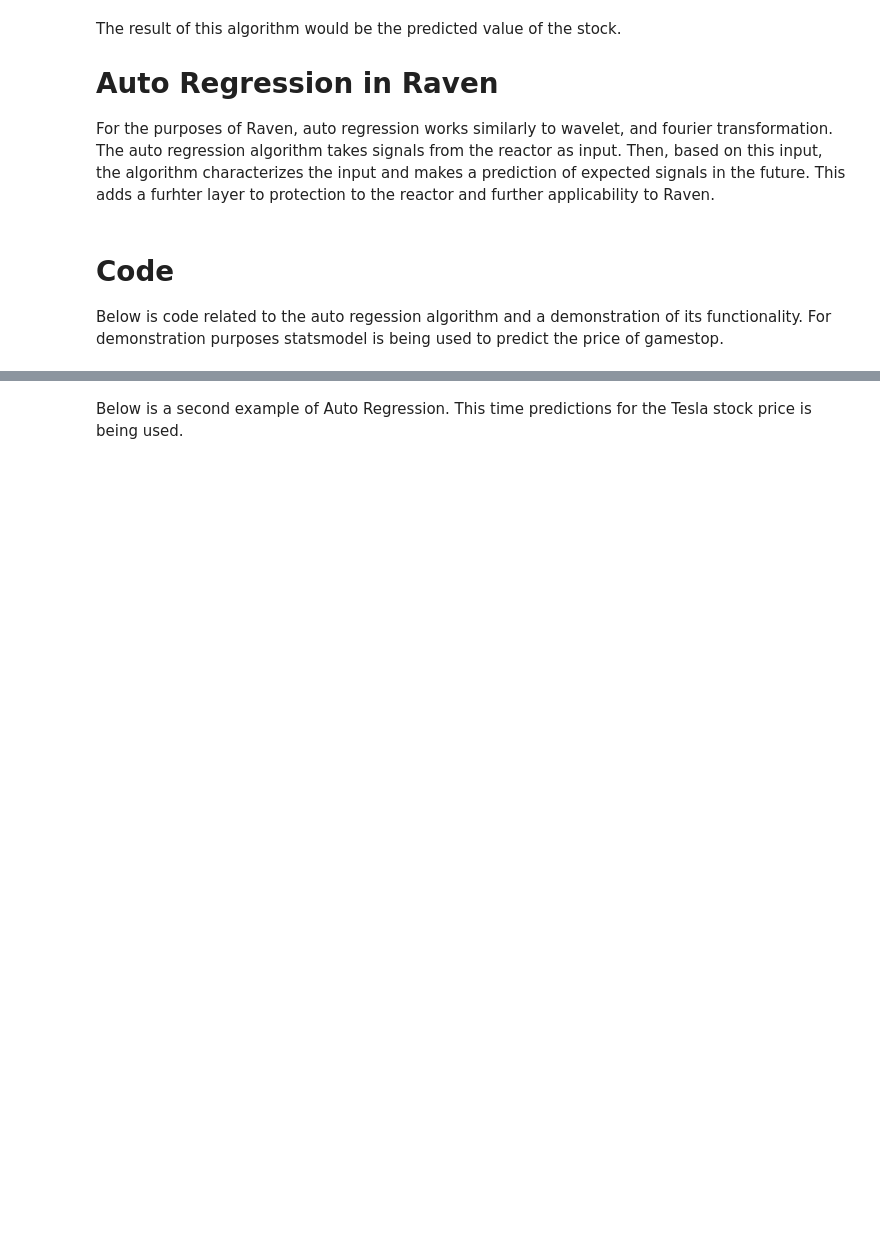
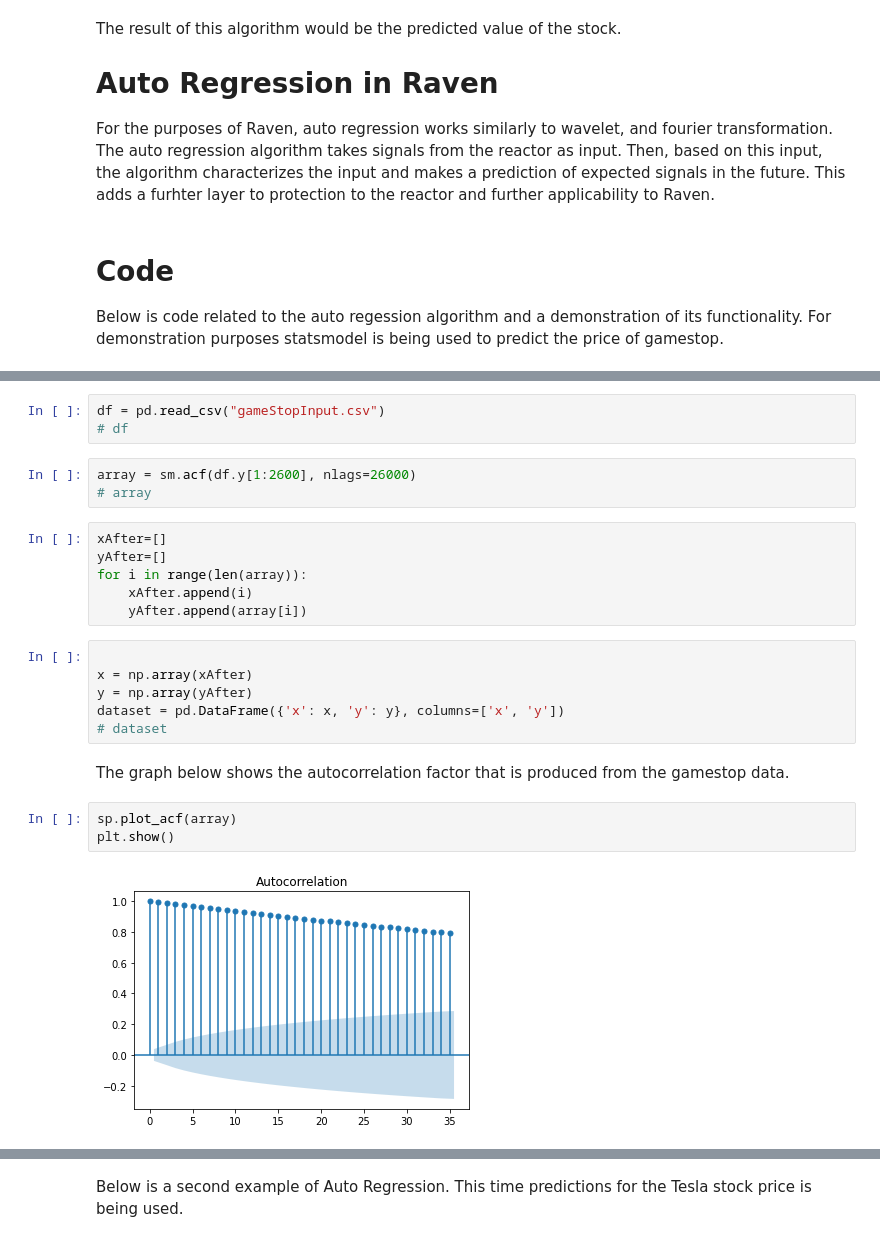
Before and after one commit to rinelson456/ravenAnalysis, a Jupyter notebook: AutoCorrelation/analysis.ipynb, the cells around one changed output, grey strips where cells are left out. Drawn from its saved outputs; the diff is of its cells as text; blank space fills up the shorter version.

```diff
--- a/AutoCorrelation/analysis.ipynb
+++ b/AutoCorrelation/analysis.ipynb
@@ -88,0 +49,25 @@ array([1.        , 0.96163672, 0.94032051, 0.90759507, 0.86525173,
+# %%
+df = pd.read_csv("gameStopInput.csv")
+# df
+# %%
+array = sm.acf(df.y[1:2600], nlags=26000)
+# array
+# %%
+xAfter=[]
+yAfter=[]
+for i in range(len(array)):
+    xAfter.append(i)
+    yAfter.append(array[i])
+# %%
+
+x = np.array(xAfter)
+y = np.array(yAfter)
+dataset = pd.DataFrame({'x': x, 'y': y}, columns=['x', 'y'])
+# dataset
+# %% [markdown]
+The graph below shows the autocorrelation factor that is produced from the gamestop data.
+# %%
+sp.plot_acf(array)
+plt.show()
+# %% [output]
+[figure, added]
```
Also changed, not shown: parts of 21 cells of this notebook, 21 other files.
